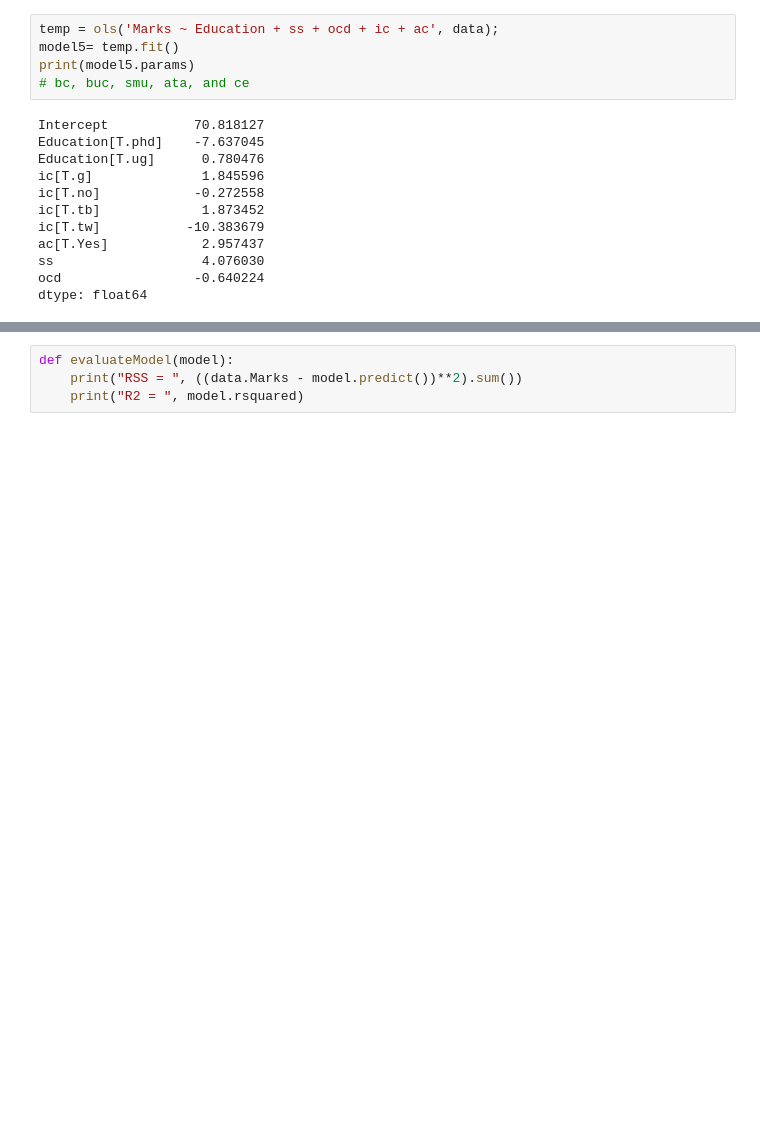
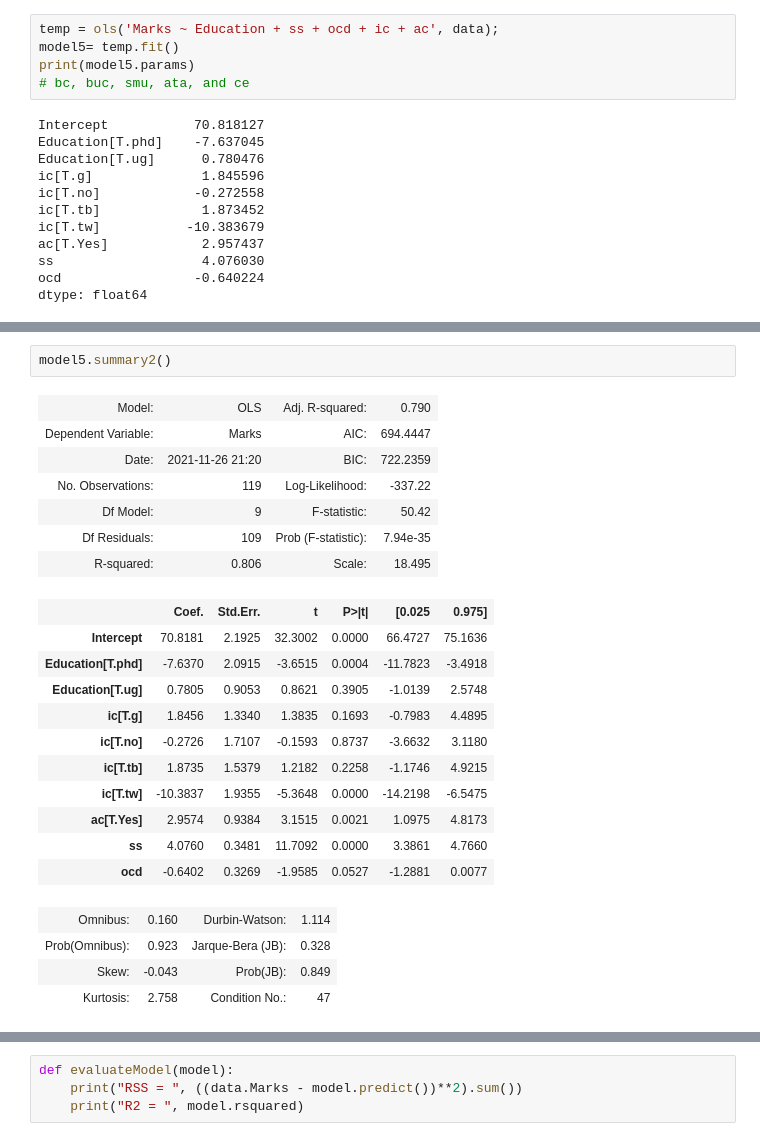
Before and after one commit to BALAJI24092001/Student-Perception-Analysis, a Jupyter notebook: StudentPercetionAnalysis.ipynb, the cells around one changed output, grey strips where cells are left out. Saved outputs shown, nothing was run; the diff lists cells and outputs as text; blank space fills up the shorter version.

```diff
--- a/StudentPercetionAnalysis.ipynb
+++ b/StudentPercetionAnalysis.ipynb
@@ -660,3 +645,28 @@ model5.summary2()
+# %%
+model5.summary2()
+# %% [output]
+| Model: | OLS | Adj. R-squared: | 0.790 |
+| Dependent Variable: | Marks | AIC: | 694.4447 |
+| Date: | 2021-11-26 21:20 | BIC: | 722.2359 |
+| No. Observations: | 119 | Log-Likelihood: | -337.22 |
+| Df Model: | 9 | F-statistic: | 50.42 |
+| Df Residuals: | 109 | Prob (F-statistic): | 7.94e-35 |
+| R-squared: | 0.806 | Scale: | 18.495 |
+|  | Coef. | Std.Err. | t | P>|t| | [0.025 | 0.975] |
+| Intercept | 70.8181 | 2.1925 | 32.3002 | 0.0000 | 66.4727 | 75.1636 |
+| Education[T.phd] | -7.6370 | 2.0915 | -3.6515 | 0.0004 | -11.7823 | -3.4918 |
+| Education[T.ug] | 0.7805 | 0.9053 | 0.8621 | 0.3905 | -1.0139 | 2.5748 |
+| ic[T.g] | 1.8456 | 1.3340 | 1.3835 | 0.1693 | -0.7983 | 4.4895 |
+| ic[T.no] | -0.2726 | 1.7107 | -0.1593 | 0.8737 | -3.6632 | 3.1180 |
+| ic[T.tb] | 1.8735 | 1.5379 | 1.2182 | 0.2258 | -1.1746 | 4.9215 |
+| ic[T.tw] | -10.3837 | 1.9355 | -5.3648 | 0.0000 | -14.2198 | -6.5475 |
+| ac[T.Yes] | 2.9574 | 0.9384 | 3.1515 | 0.0021 | 1.0975 | 4.8173 |
+| ss | 4.0760 | 0.3481 | 11.7092 | 0.0000 | 3.3861 | 4.7660 |
+| ocd | -0.6402 | 0.3269 | -1.9585 | 0.0527 | -1.2881 | 0.0077 |
+| Omnibus: | 0.160 | Durbin-Watson: | 1.114 |
+| Prob(Omnibus): | 0.923 | Jarque-Bera (JB): | 0.328 |
+| Skew: | -0.043 | Prob(JB): | 0.849 |
+| Kurtosis: | 2.758 | Condition No.: | 47 |
 # %%
 model5.predict({'Education': 'ug', 'ss': 1, 'ocd': 6, 'ic': 'b', 'ac': 'No', 'ata': 'a2'})
 # %% [output]
```
Also changed, not shown: parts of 25 cells of this notebook.
